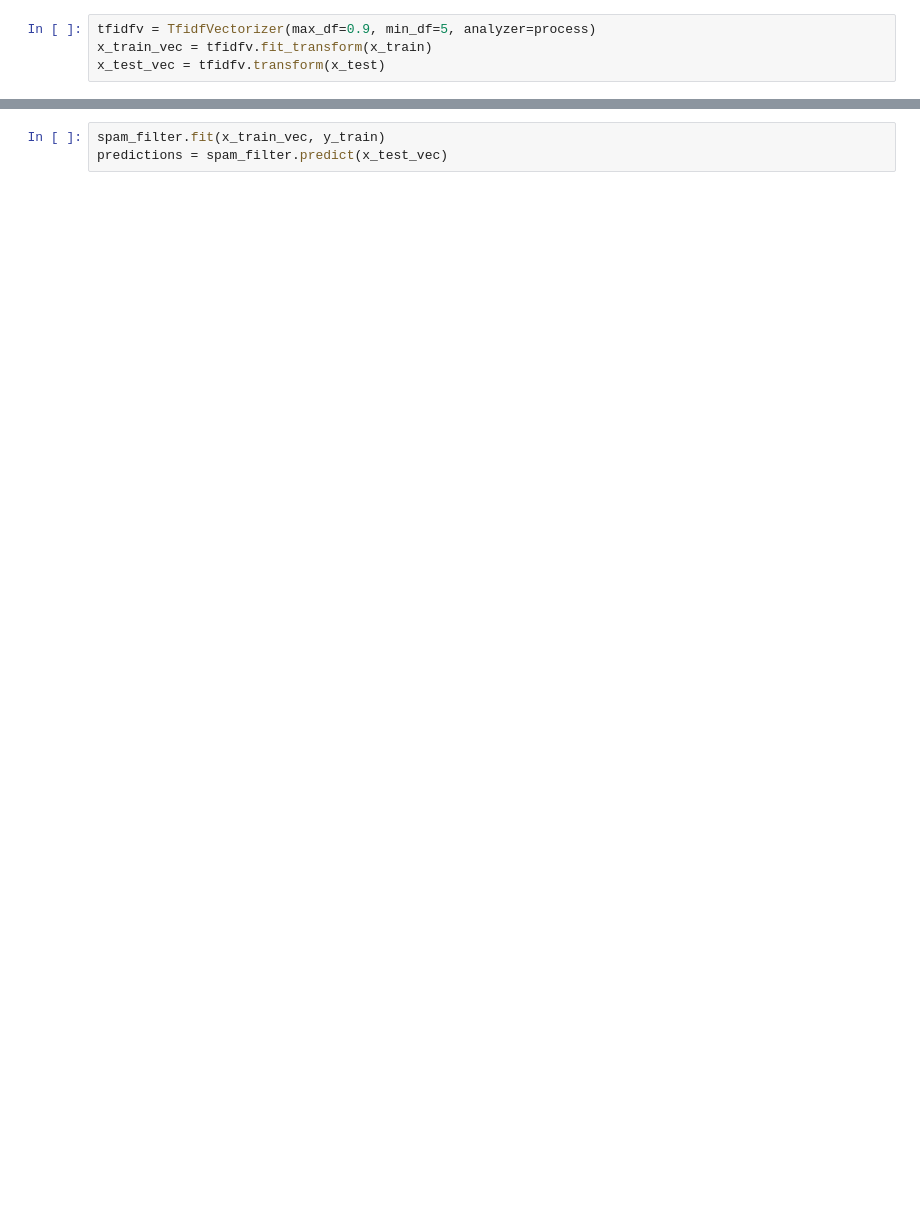
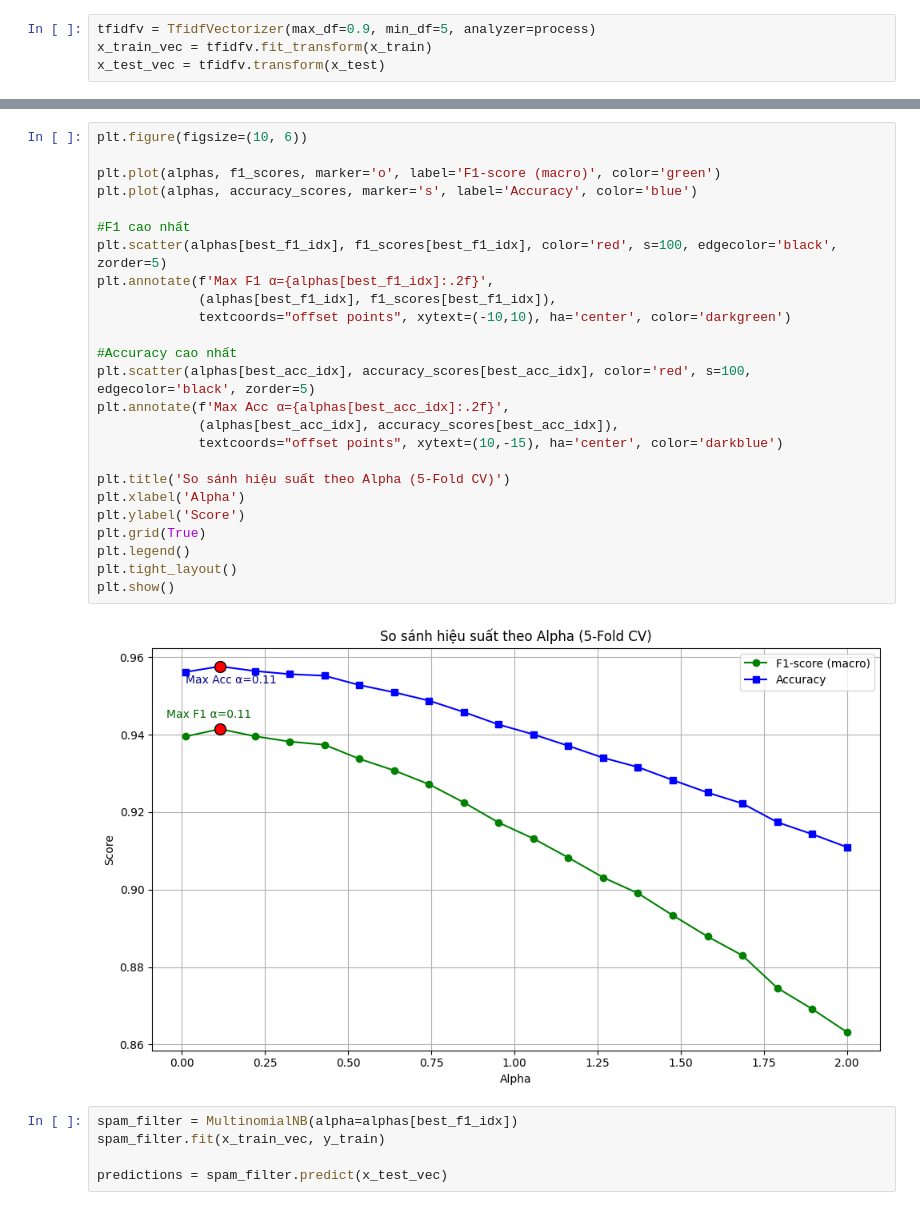
Before and after one commit to hungbuile04/project-ML, a Jupyter notebook: model/Naive_Bayes_Email.ipynb, the cells around one changed output, grey strips where cells are left out. Cells and saved outputs as stored; diff of their text form; blank space fills up the shorter version.

```diff
--- a/model/Naive_Bayes_Email.ipynb
+++ b/model/Naive_Bayes_Email.ipynb
@@ -135,4 +168,33 @@ x_test_vec = tfidfv.transform(x_test)
+# %%
+plt.figure(figsize=(10, 6))
+
+plt.plot(alphas, f1_scores, marker='o', label='F1-score (macro)', color='green')
+plt.plot(alphas, accuracy_scores, marker='s', label='Accuracy', color='blue')
+
+#F1 cao nhất
+plt.scatter(alphas[best_f1_idx], f1_scores[best_f1_idx], color='red', s=100, edgecolor='black', zorder=5)
+plt.annotate(f'Max F1 α={alphas[best_f1_idx]:.2f}',
+             (alphas[best_f1_idx], f1_scores[best_f1_idx]),
+             textcoords="offset points", xytext=(-10,10), ha='center', color='darkgreen')
+
+#Accuracy cao nhất
+plt.scatter(alphas[best_acc_idx], accuracy_scores[best_acc_idx], color='red', s=100, edgecolor='black', zorder=5)
+plt.annotate(f'Max Acc α={alphas[best_acc_idx]:.2f}',
+             (alphas[best_acc_idx], accuracy_scores[best_acc_idx]),
+             textcoords="offset points", xytext=(10,-15), ha='center', color='darkblue')
+
+plt.title('So sánh hiệu suất theo Alpha (5-Fold CV)')
+plt.xlabel('Alpha')
+plt.ylabel('Score')
+plt.grid(True)
+plt.legend()
+plt.tight_layout()
+plt.show()
+# %% [output]
+[figure, added]
 # %%
+spam_filter = MultinomialNB(alpha=alphas[best_f1_idx])
 spam_filter.fit(x_train_vec, y_train)
+
 predictions = spam_filter.predict(x_test_vec)
 # %%
```
Also changed, not shown: parts of 7 cells of this notebook.
